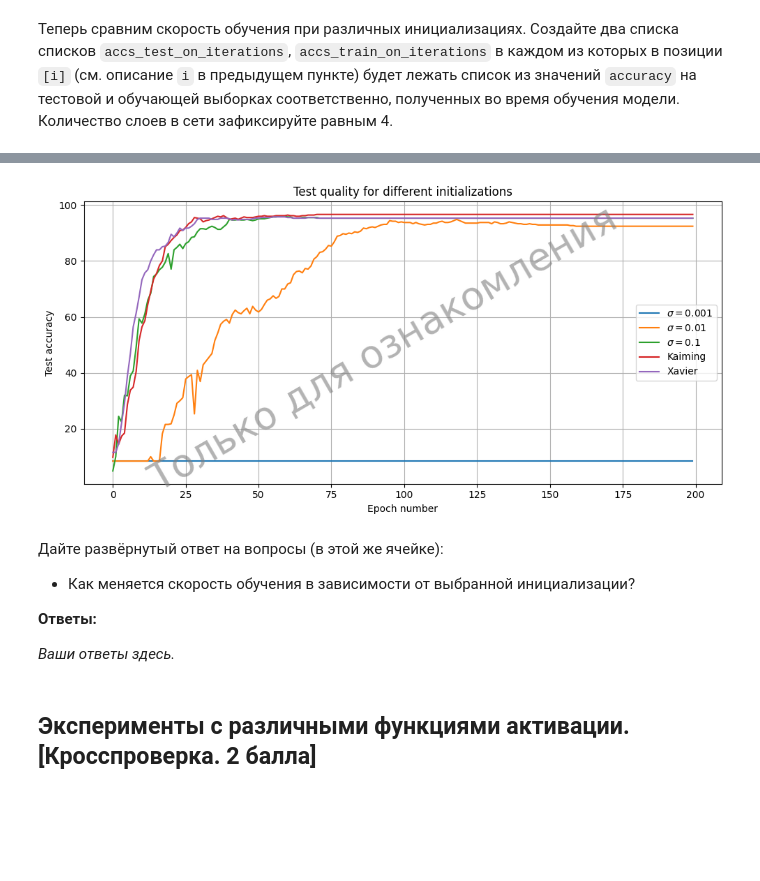
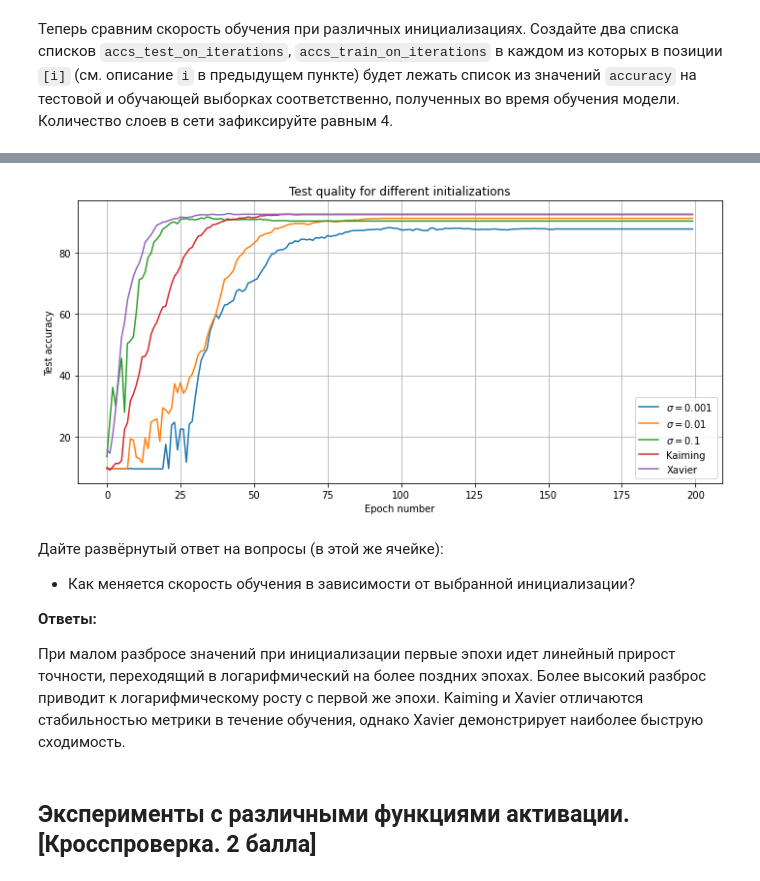
Before and after one commit to ViktorooReps/dl-2022, a Jupyter notebook: Homework_1.1._Dense_Networks.ipynb, the cells around one changed output, grey strips where cells are left out. Drawn from its saved outputs; the diff is of its cells as text; code cells hidden in the pictures; blank space fills up the shorter version.

```diff
--- a/Homework_1.1._Dense_Networks.ipynb
+++ b/Homework_1.1._Dense_Networks.ipynb
@@ -86,11 +84,12 @@ Identity() True
 Теперь реализуем слой нелинейности $\text{ReLU}(y) = \max(0, y)$. Параметров у слоя нет. Метод `forward` должен вернуть результат поэлементного применения $\text{ReLU}$ к входному массиву.
 # %%
 class ReLU(torch.nn.Module):
+
     def __init__(self):
         '''
         Слой ReLU поэлементно применяет rectified linear unit к своему входу
         '''
-        ### your code here
+        super().__init__()
 
     def forward(self, x: torch.Tensor) -> torch.Tensor:
         '''
@@ -398,3 +433,8 @@ X_train, X_test, y_train, y_test = ..., ..., ..., ...
+# %%
+def tensor_convert(np_array: np.ndarray) -> torch.Tensor:
+    return torch.tensor(np_array, device=torch.device('cpu'))
+
+X_train, X_test, y_train, y_test = map(tensor_convert, train_test_split(X, y, train_size=1/4, test_size=3/4))
 # %%
 print(X_train.shape, X_test.shape, y_train.shape, y_test.shape)
 # %% [output]
@@ -1399,32 +994,53 @@ Loss (Train/Test): 0.000/1.450. Accuracy, % (Train/Test): 100.00/95.33
+# %%
+accs_test_on_iterations = []
+accs_train_on_iterations = []
+
+for i in range(5):
+    dense_network = DenseNetwork(
+        in_features=in_features, hidden_size=hidden_size,
+        n_classes=n_classes, n_layers=4, activation=ReLU
+    )
+
+    dense_network.apply(partial(initialize_module, init=init_vars[i]))
+
+    # По умолчанию, LBFGS может делать несколько шагов оптимизации внутри себя.
+    #   Чтобы ограничить это поведение, установим параметр max_iter равным 1
+    optimizer = torch.optim.LBFGS(dense_network.parameters(), max_iter=1)
+
+    loss_fn = CrossEntropyLoss()
+
+    dense_network.to(device)
+
+    train_losses, test_losses, train_accs, test_accs = training_loop(
+        n_epochs=200, network=dense_network, loss_fn=loss_fn,
+        optimizer=optimizer, ds_train=(X_train, y_train), ds_test=(X_test, y_test), device=device
+    )
+
+    accs_train_on_iterations.append(train_accs)
+    accs_test_on_iterations.append(test_accs)
 # %%
 fig, ax = plt.subplots(1, 1, figsize=(10, 5))
 
 for idx, label in enumerate(init_vars_for_plot):
     ax.plot(accs_test_on_iterations[idx], label=label)
 
 ax.set_title("Test quality for different initializations")
 ax.set_xlabel("Epoch number")
 ax.set_ylabel("Test accuracy")
 ax.grid(True)
 ax.legend()
 
-fig.text(
-    0.5, 0.5, 'Только для ознакомления',
-    fontsize=40, color='gray', alpha=0.6,
-    ha='center', va='center', rotation='30'
-)
-
 fig.tight_layout()
 plt.show()
 # %% [output]
-[figure, old version]
+[figure, new version]
 # %% [markdown]
 Дайте развёрнутый ответ на вопросы (в этой же ячейке):
 * Как меняется скорость обучения в зависимости от выбранной инициализации?
 
 __Ответы:__
 
-*Ваши ответы здесь.*
+При малом разбросе значений при инициализации первые эпохи идет линейный прирост точности, переходящий в логарифмический на более поздних эпохах. Более высокий разброс приводит к логарифмическому росту с первой же эпохи. Kaiming и Xavier отличаются стабильностью метрики в течение обучения, однако Xavier демонстрирует наиболее быструю сходимость.
 # %% [markdown]
 ## Эксперименты c различными функциями активации. [Кросспроверка. 2 балла]
 # %% [markdown]
```
Also changed, not shown: parts of 45 cells of this notebook.
